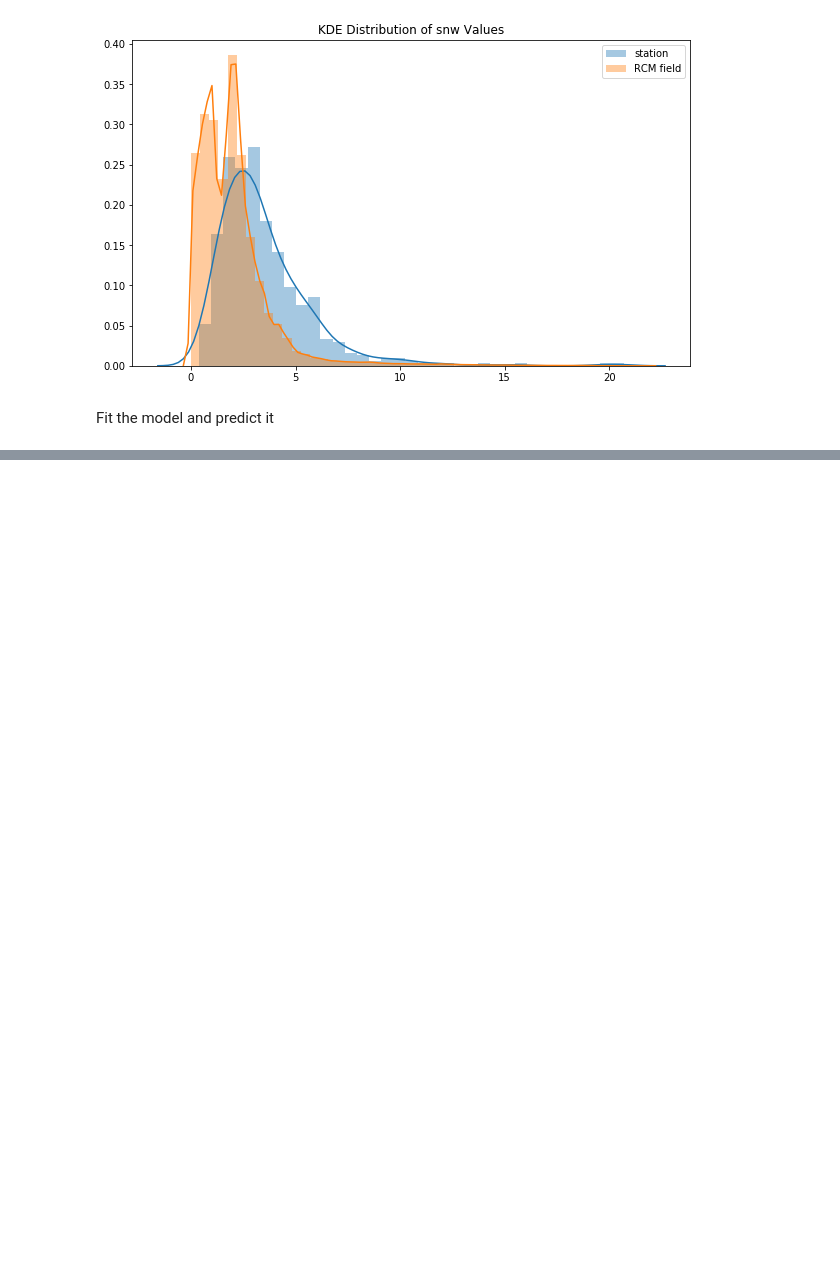
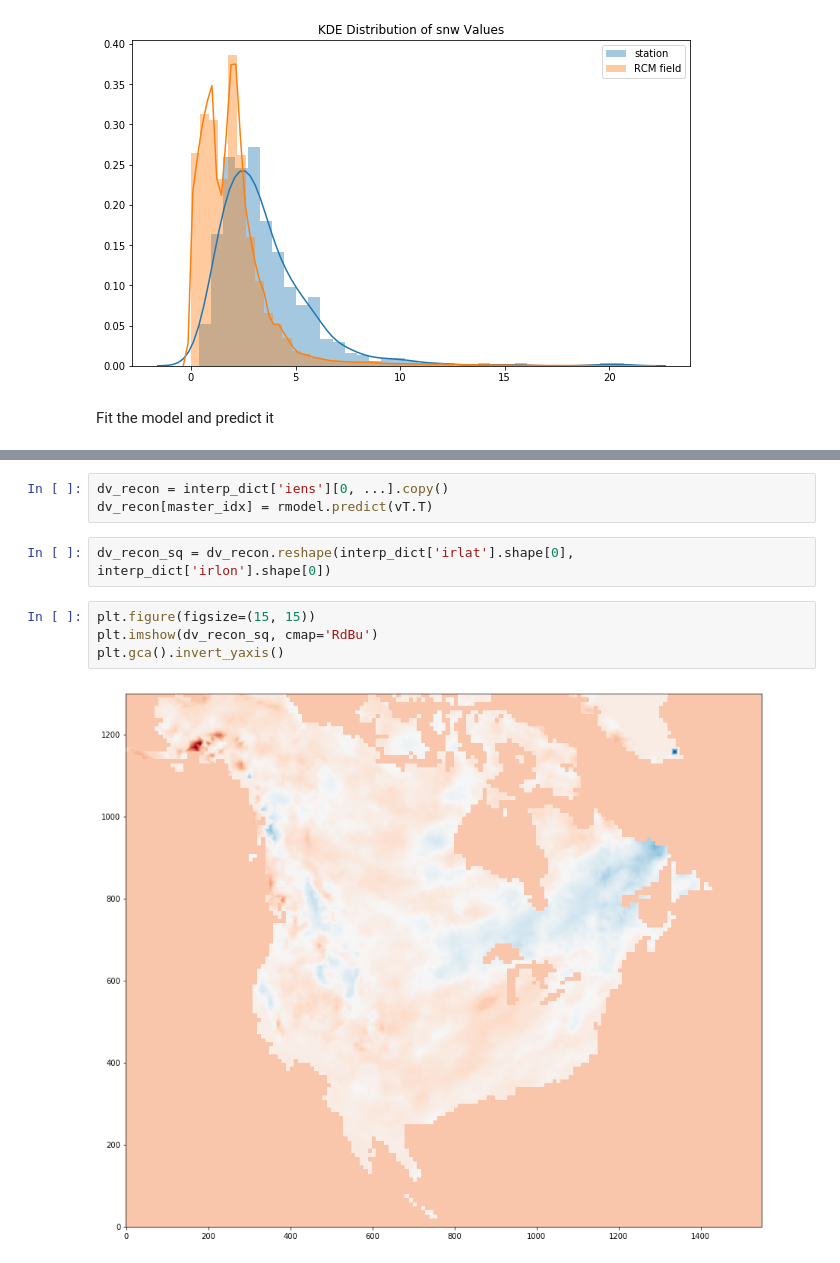
Before and after one commit to pacificclimate/climpyrical, a Jupyter notebook: notebooks/test_dv_reconstruction.ipynb, the cells around one changed output, grey strips where cells are left out. Drawn from its saved outputs; the diff is of its cells as text; blank space fills up the shorter version.

```diff
--- a/notebooks/test_dv_reconstruction.ipynb
+++ b/notebooks/test_dv_reconstruction.ipynb
@@ -163,0 +205,11 @@ Std deviation ratio of vectors [models/]: 0.803936218627487
+# %%
+dv_recon = interp_dict['iens'][0, ...].copy()
+dv_recon[master_idx] = rmodel.predict(vT.T)
+# %%
+dv_recon_sq = dv_recon.reshape(interp_dict['irlat'].shape[0], interp_dict['irlon'].shape[0])
+# %%
+plt.figure(figsize=(15, 15))
+plt.imshow(dv_recon_sq, cmap='RdBu')
+plt.gca().invert_yaxis()
+# %% [output]
+[figure, added]
```
Also changed, not shown: parts of 11 cells of this notebook.
